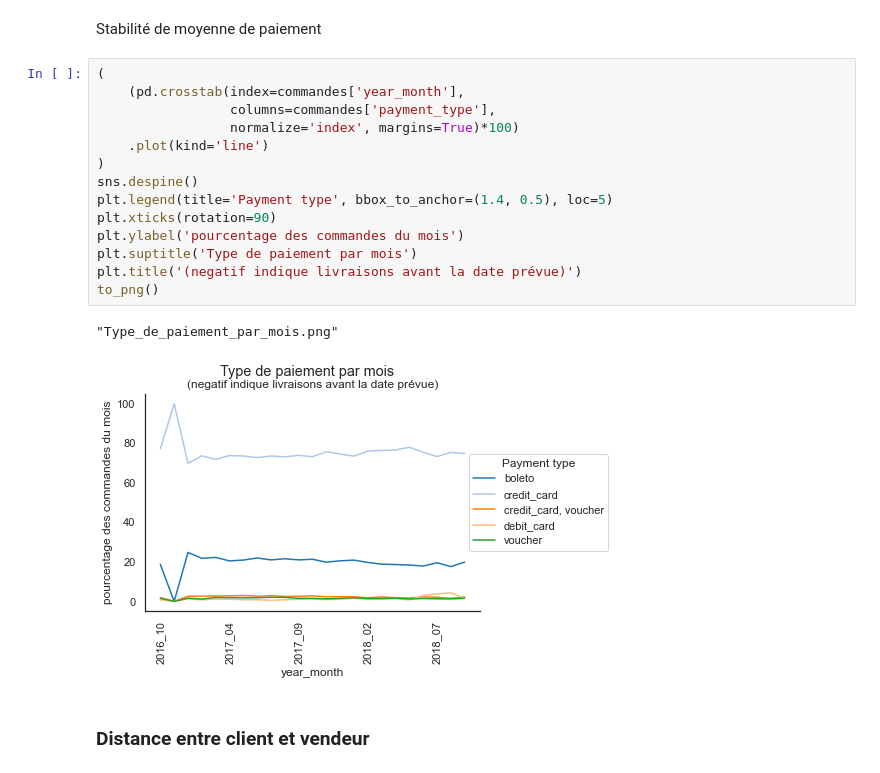
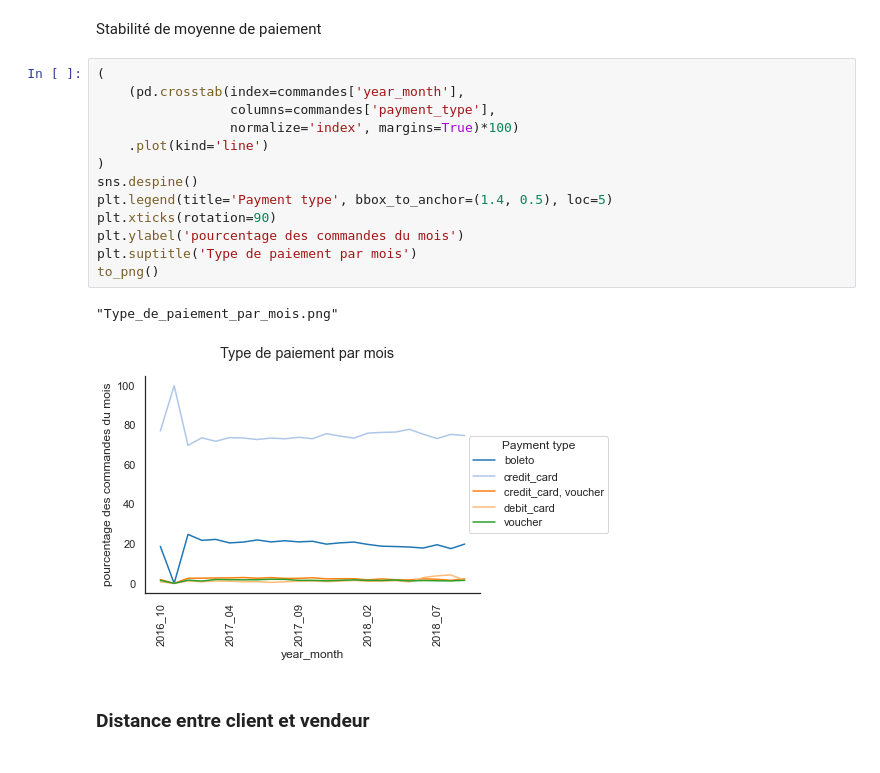
Before and after one commit to mrcreasey/oc-ds-p5-unsupervised-clustering, a Jupyter notebook: P5_01_analyse.ipynb, the cells around one changed output. Cells and saved outputs as stored; diff of their text form.

```diff
--- a/P5_01_analyse.ipynb
+++ b/P5_01_analyse.ipynb
@@ -2447,20 +2455,19 @@ Stabilité de moyenne de paiement
 # %%
 (
     (pd.crosstab(index=commandes['year_month'],
                  columns=commandes['payment_type'],
                  normalize='index', margins=True)*100)
     .plot(kind='line')
 )
 sns.despine()
 plt.legend(title='Payment type', bbox_to_anchor=(1.4, 0.5), loc=5)
 plt.xticks(rotation=90)
 plt.ylabel('pourcentage des commandes du mois')
 plt.suptitle('Type de paiement par mois')
-plt.title('(negatif indique livraisons avant la date prévue)')
 to_png()
 # %% [output]
 "Type_de_paiement_par_mois.png"
-[figure, old version]
+[figure, new version]
 # %% [markdown]
 ### Distance entre client et vendeur
 # %% [markdown]
```
Also changed, not shown: parts of 17 cells of this notebook, 2 other files.
